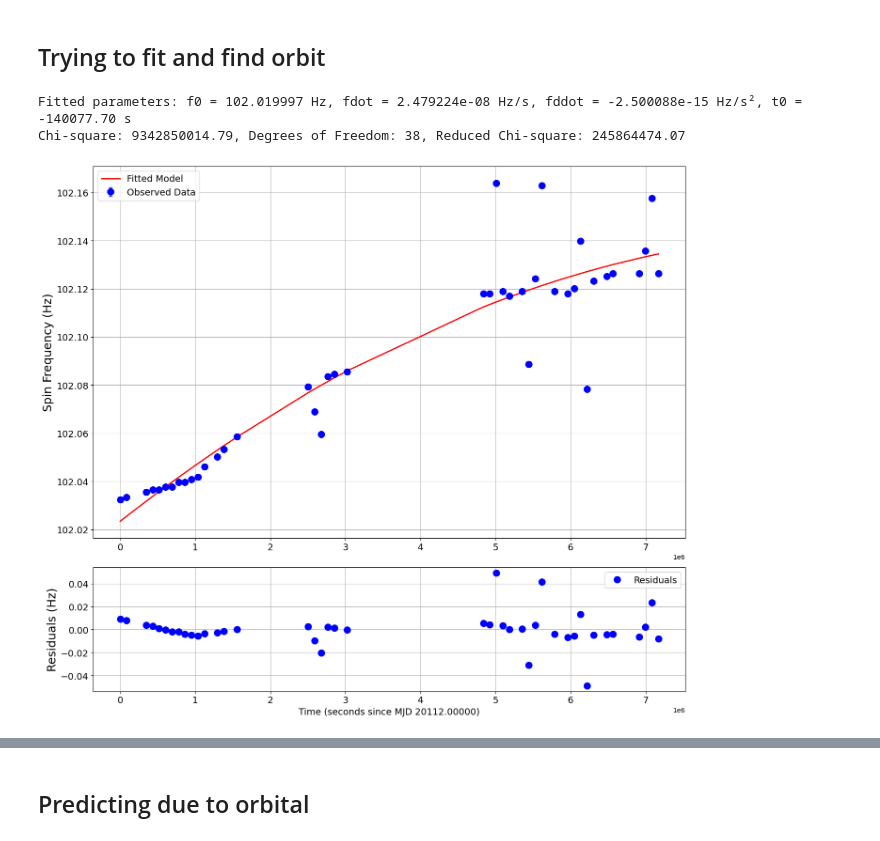
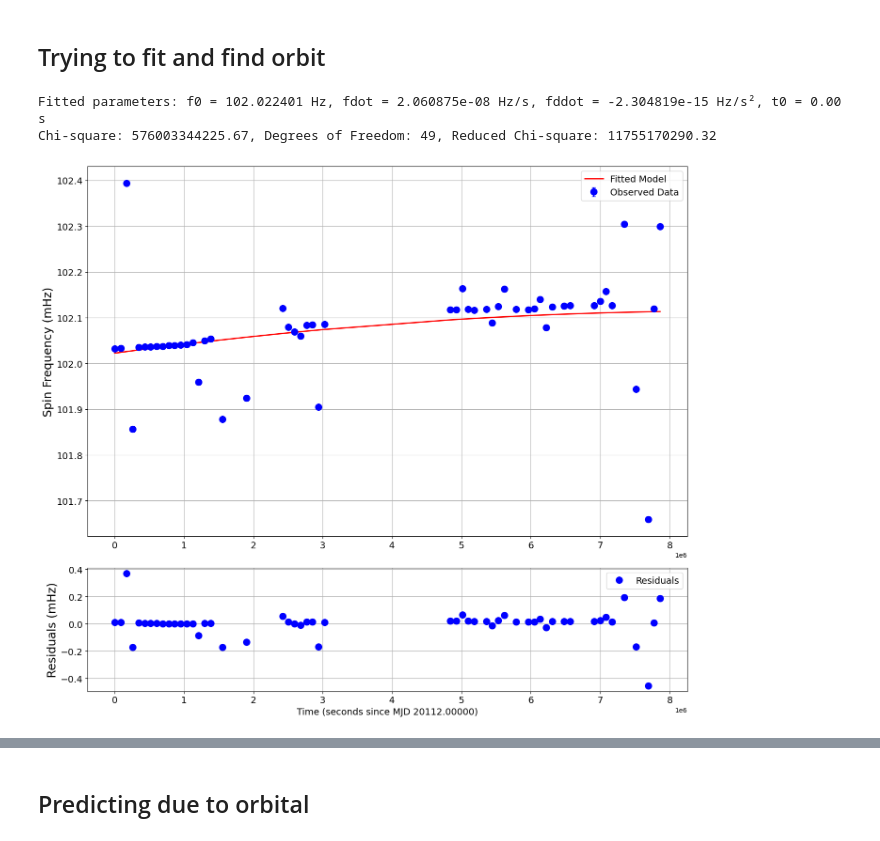
Before and after one commit to supremeKAI40/ULXP_thesis_analysis, a Jupyter notebook: nicer/nb_period_reporting.ipynb, the cells around one changed output, grey strips where cells are left out. Saved outputs shown, nothing was run; the diff lists cells and outputs as text; code cells hidden in the pictures.

```diff
--- a/nicer/nb_period_reporting.ipynb
+++ b/nicer/nb_period_reporting.ipynb
@@ -80,7 +85,7 @@ import numpy as np
 import matplotlib.pyplot as plt
 from scipy.optimize import curve_fit, least_squares
 # %%
-df=pd.read_csv('all_lc_periods_evt_files_bary_orbit.txt',sep='\t')
+df=pd.read_csv('all_lc_periods_evt_files_bary_orbit_piexpiex.txt',sep='\t')
 df_sorted = df.sort_values(by='TSTARTI')
 date=df_sorted[df_sorted['TSTARTI']>=20100]['TSTARTI'].reset_index(drop=True)
 period=df_sorted[df_sorted['TSTARTI']>=20100]['Period'].reset_index(drop=True)
@@ -127,35 +132,35 @@ if popt is not None:
     # Generate fitted frequency data using the fitted parameters
     f_fitspinup = f_spin(t_data, f0_fit, fdot_fit, fddot_fit, t0_fit)
 
     # Calculate the reduced chi-square statistic
     chi2_reduced, chi2, dof = reduced_chi_square(frequency_array, f_fitspinup, freq_errors, len(popt))
     print(f"Chi-square: {chi2:.2f}, Degrees of Freedom: {dof}, Reduced Chi-square: {chi2_reduced:.2f}")
 
     # Adjust the height ratio to make the residual plot smaller
     fig, ax = plt.subplots(2, 1, figsize=(14, 12), gridspec_kw={'height_ratios': [3, 1]})
 
     # Upper plot: Observed data and fitted model
     ax[0].errorbar(t_data, frequency_array, yerr=freq_errors, fmt='o', label='Observed Data',
                 alpha=1, markersize=10, capsize=3, color='blue')  # Increased markersize
     ax[0].plot(t_data, f_fitspinup, '-', label='Fitted Model', color='red', linewidth=2)  # Bold line
-    ax[0].set_ylabel('Spin Frequency (Hz)', fontsize=18)  # Increased font size
+    ax[0].set_ylabel('Spin Frequency (mHz)', fontsize=18)  # Increased font size
     ax[0].legend(fontsize=14)  # Increased legend font size
     ax[0].grid(True)
     ax[0].tick_params(axis='both', labelsize=14)
 
     # Lower plot: Residuals
     ax[1].plot(t_data, frequency_array - f_fitspinup, 'o', label='Residuals', color='blue',
             markersize=10)  # Increased markersize
     ax[1].set_xlabel('Time (seconds since MJD {:.5f})'.format(mjd_ref), fontsize=14)  # Increased font size
-    ax[1].set_ylabel('Residuals (Hz)', fontsize=18)  # Increased font size
+    ax[1].set_ylabel('Residuals (mHz)', fontsize=18)  # Increased font size
     ax[1].legend(fontsize=14)  # Increased legend font size
     ax[1].grid(True)
     ax[1].tick_params(axis='both', labelsize=14)
 
     # Adjust layout
     plt.tight_layout()
     plt.show()
 # %% [output]
-Fitted parameters: f0 = 102.019997 Hz, fdot = 2.479224e-08 Hz/s, fddot = -2.500088e-15 Hz/s², t0 = -140077.70 s
-Chi-square: 9342850014.79, Degrees of Freedom: 38, Reduced Chi-square: 245864474.07
+Fitted parameters: f0 = 102.022401 Hz, fdot = 2.060875e-08 Hz/s, fddot = -2.304819e-15 Hz/s², t0 = 0.00 s
+Chi-square: 576003344225.67, Degrees of Freedom: 49, Reduced Chi-square: 11755170290.32
-[figure, old version]
+[figure, new version]
```
Also changed, not shown: parts of 9 cells of this notebook, 3 other files.
